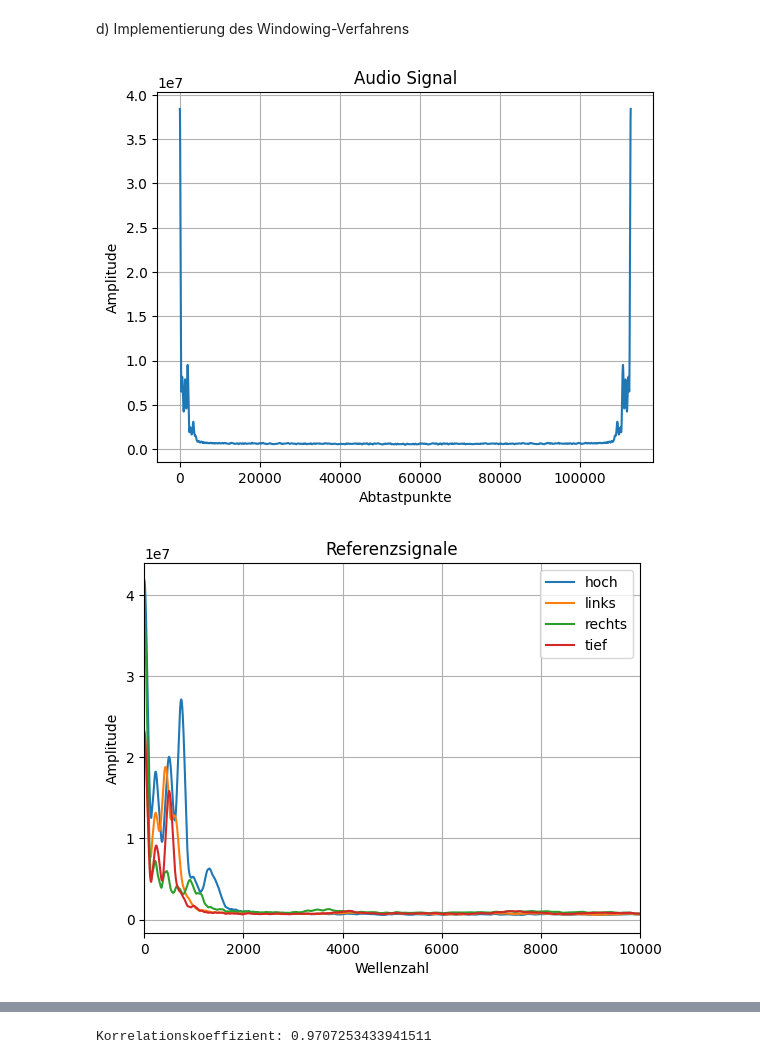
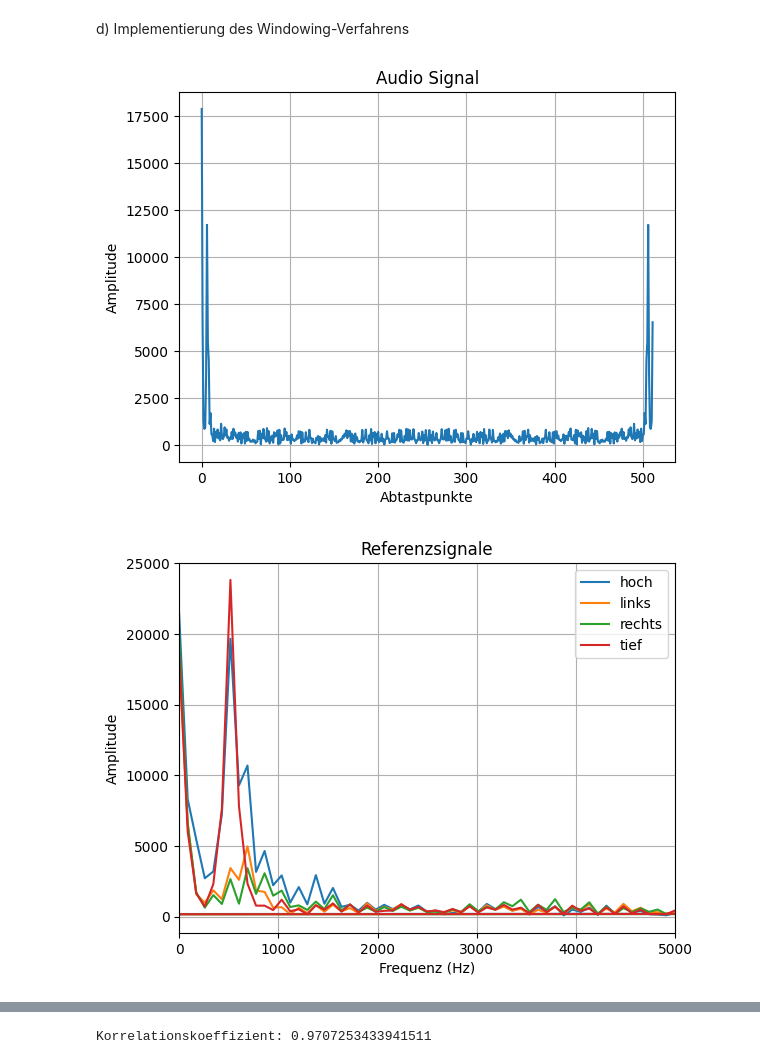
Before and after one commit to hermandi21/SignaleSystemeSensoren, a Jupyter notebook: Aufgabe04/versuch04.ipynb, the cells around one changed output, grey strips where cells are left out. Saved outputs shown, nothing was run; the diff lists cells and outputs as text; code cells hidden in the pictures.

```diff
--- a/Aufgabe04/versuch04.ipynb
+++ b/Aufgabe04/versuch04.ipynb
@@ -87,21 +87,35 @@ for folder in folders:
 # %% [markdown]
 d) Implementierung des Windowing-Verfahrens
 # %%
+import signal
 import scipy as sp
 
-def slice_window(passed_array):
-    gauss_window = np.array(sp.signal.windows.gaussian(512, 512 / 4))
-    for i in range(0, len(passed_array) - 512 + 1, 256):
-        yield np.concatenate([[0] * i, list(gauss_window * passed_array[i:i + 512]), [0] * (len(passed_array) - (i + 512))])
+# show(signal,"befor gaus")
+def windowing(signal):
+    gaus = sp.stats.norm.pdf(np.arange(0, 512, 1), 256, 128)
+    # show(gaus,"gausfilter")
+    windowsTransformedAll = []
+    windowmedian = []
 
+    for i in range(0, signal.size - 512, 256):
+        window = np.empty(512)
+        for j in range(0, 512):
+            window[j] = signal[i + j] * gaus[j]
+        windowsTransformedAll.append(np.fft.fft(window))
 
-def windowing_func(passed_array):
-    window = np.array(list(slice_window(passed_array)))
-    return np.abs(np.fft.fft(window)).mean(0)
+    for i in range(512):
+        sum = 0
+        for j in range(len(windowsTransformedAll)):
+            sum += windowsTransformedAll[j][i]
+        sum /= len(windowsTransformedAll)
+
+        windowmedian.append(sum)
+
+    return np.abs(windowmedian)
 
 
 audio_sample = np.load('./lars/hoch/0.npy')
-windowed_sample = windowing_func(audio_sample)
+windowed_sample = windowing(audio_sample)
 
 plt.plot(windowed_sample)
 plt.xlabel('Abtastpunkte')
@@ -110,30 +124,35 @@ plt.title('Audio Signal')
 plt.grid(True)
 plt.show()
 # %% [output]
-[figure, old version]
+[figure, new version]
 # %%
 folders = ["hoch", "links", "rechts", "tief"]
 
 spektren = dict()
 
 for folder in folders:
     spektren[folder] = []
 
     for file in [file for file in os.listdir(f"lars/{folder}") if file.endswith(".npy")]:
         data = np.load(f"lars/{folder}/" + file)
         triggered_data = cut_signal(data)
 
-        spektren[folder].append(windowing_func(triggered_data))
+        spektren[folder].append(windowing(triggered_data))
+
 
 for word, values in spektren.items():
-    plt.plot(np.mean(values, axis=0), label = word)
+    signal_fourier = np.abs(np.mean(spektren[word], axis = 0))
+    signal_freq = np.fft.fftfreq(len(signal_fourier), d=1/44100)
+    plt.plot(signal_freq, signal_fourier, label= word)
+    #plt.plot(np.mean(values, axis=0), label = word)
     plt.legend(loc="upper right")
+
 
 plt.grid(True)
 plt.title('Referenzsignale')
-plt.xlabel('Wellenzahl')
+plt.xlabel('Frequenz (Hz)')
 plt.ylabel('Amplitude')
-plt.xlim(0,10000)
+plt.xlim(0,5000)
 plt.show()
 # %% [output]
-[figure, old version]
+[figure, new version]
```
Also changed, not shown: parts of 7 cells of this notebook.
